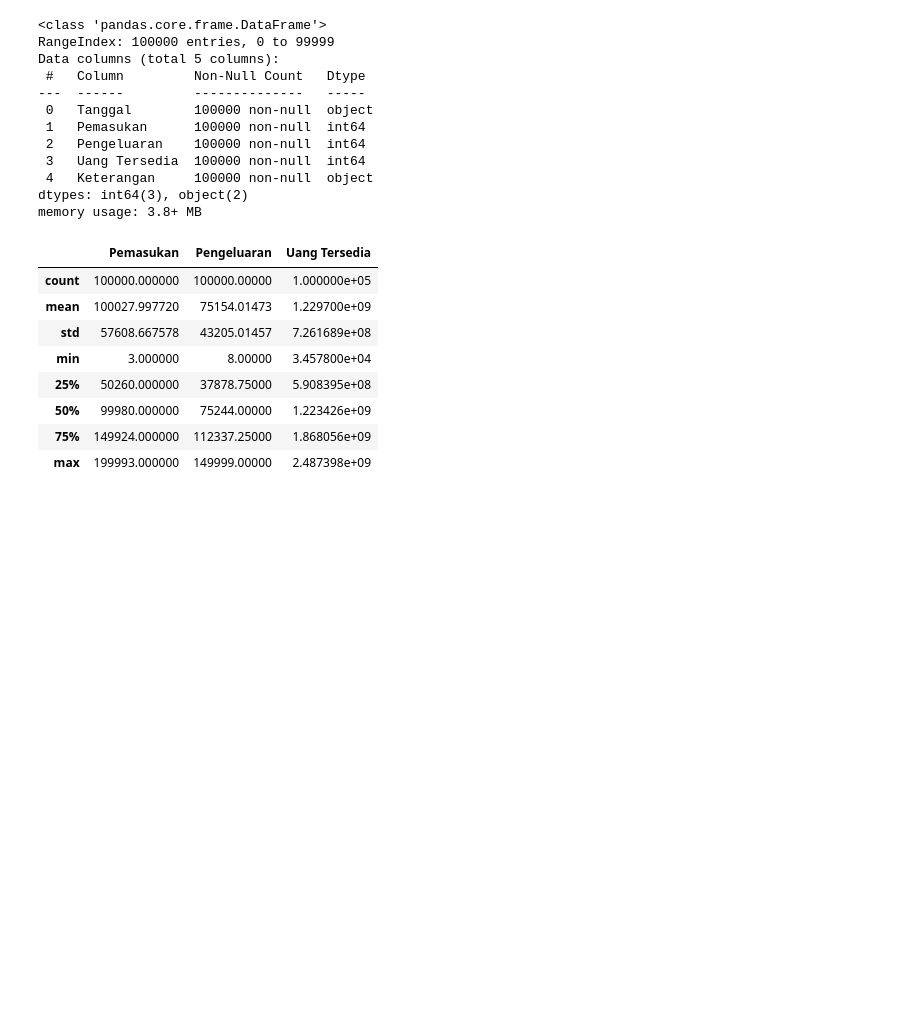
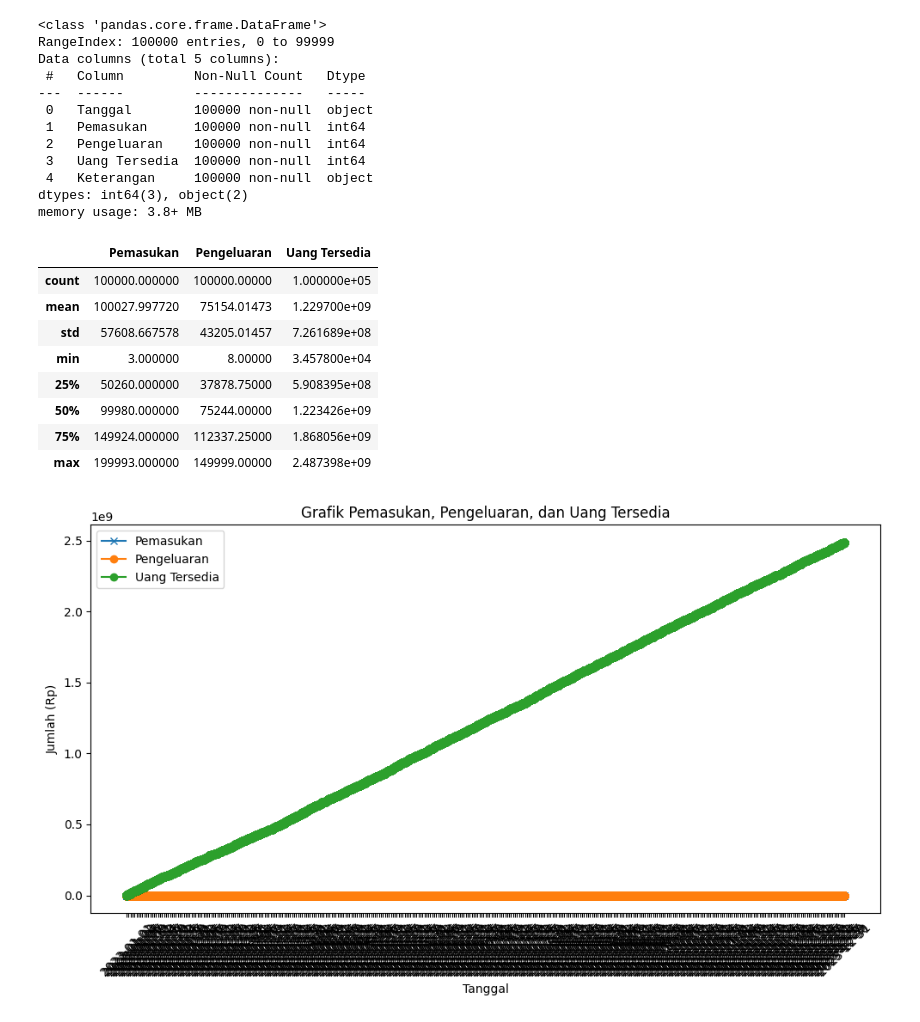
Before and after one commit to mmhdagungg/capstone-bangkit-2024, a Jupyter notebook: Build_Model_Bangkit_Academy.ipynb, the cells around one changed output. Cells and saved outputs as stored; diff of their text form; code cells hidden in the pictures; blank space fills up the shorter version.

Commit message:
add grafik

```diff
--- a/Build_Model_Bangkit_Academy.ipynb
+++ b/Build_Model_Bangkit_Academy.ipynb
@@ -46,3 +46,25 @@ df.describe()
 | 50% | 99980.000000 | 75244.00000 | 1.223426e+09 |
 | 75% | 149924.000000 | 112337.25000 | 1.868056e+09 |
 | max | 199993.000000 | 149999.00000 | 2.487398e+09 |
+# %%
+plt.figure(figsize=(10, 6))
+
+# Plot untuk pemasukan, pengeluaran, dan uang tersedia
+plt.plot(df['Tanggal'], df['Pemasukan'], label='Pemasukan', marker='x')
+plt.plot(df['Tanggal'], df['Pengeluaran'], label='Pengeluaran', marker='o')
+plt.plot(df['Tanggal'], df['Uang Tersedia'], label='Uang Tersedia', marker='o')
+
+# Menambahkan label dan judul
+plt.xlabel('Tanggal')
+plt.ylabel('Jumlah (Rp)')
+plt.title('Grafik Pemasukan, Pengeluaran, dan Uang Tersedia')
+
+# Menambahkan legend
+plt.legend()
+
+# Menampilkan grafik
+plt.xticks(rotation=45)  # Agar label tanggal lebih mudah dibaca
+plt.tight_layout()  # Agar grafik tidak terpotong
+plt.show()
+# %% [output]
+[figure, added]
```
